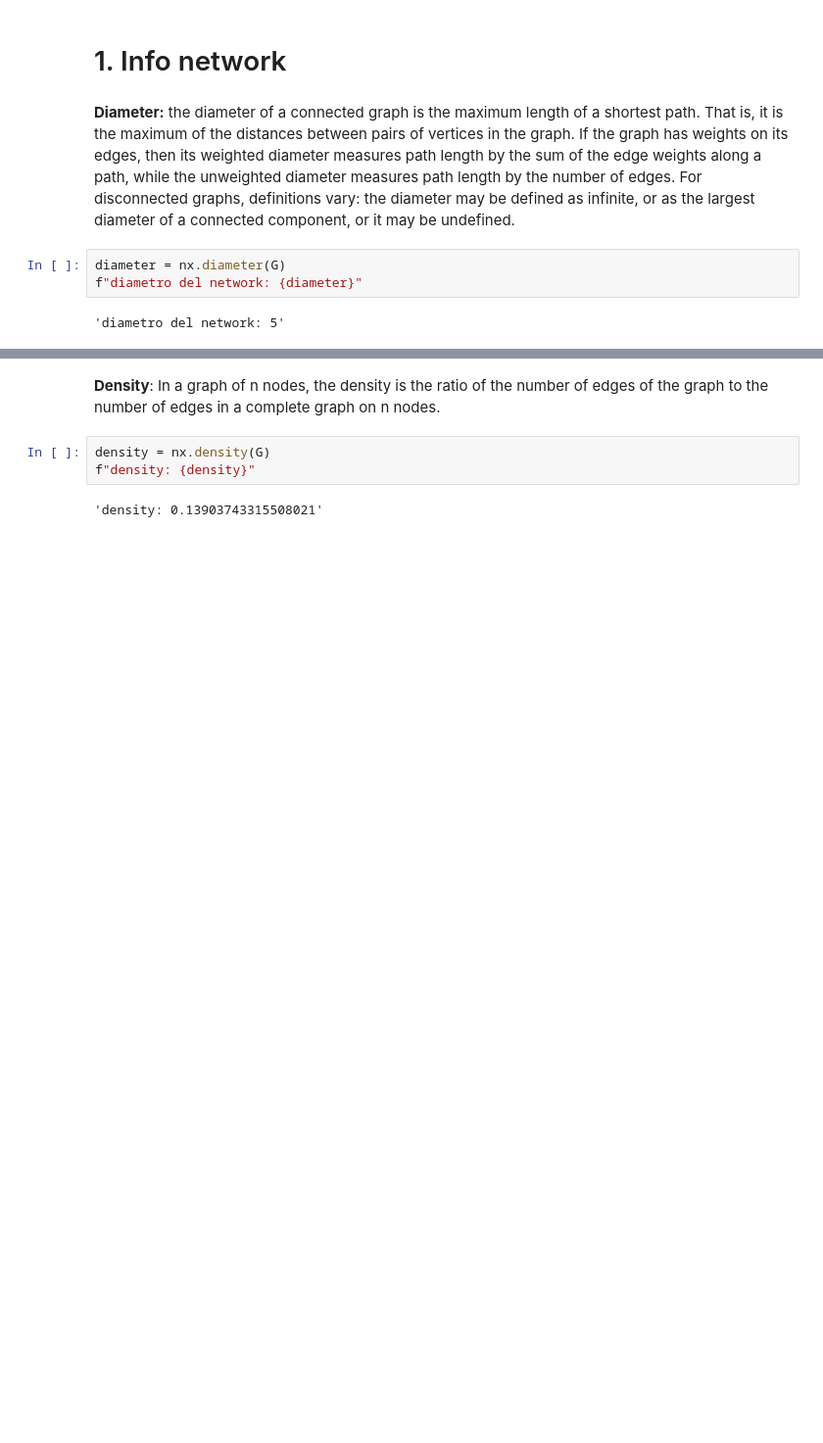
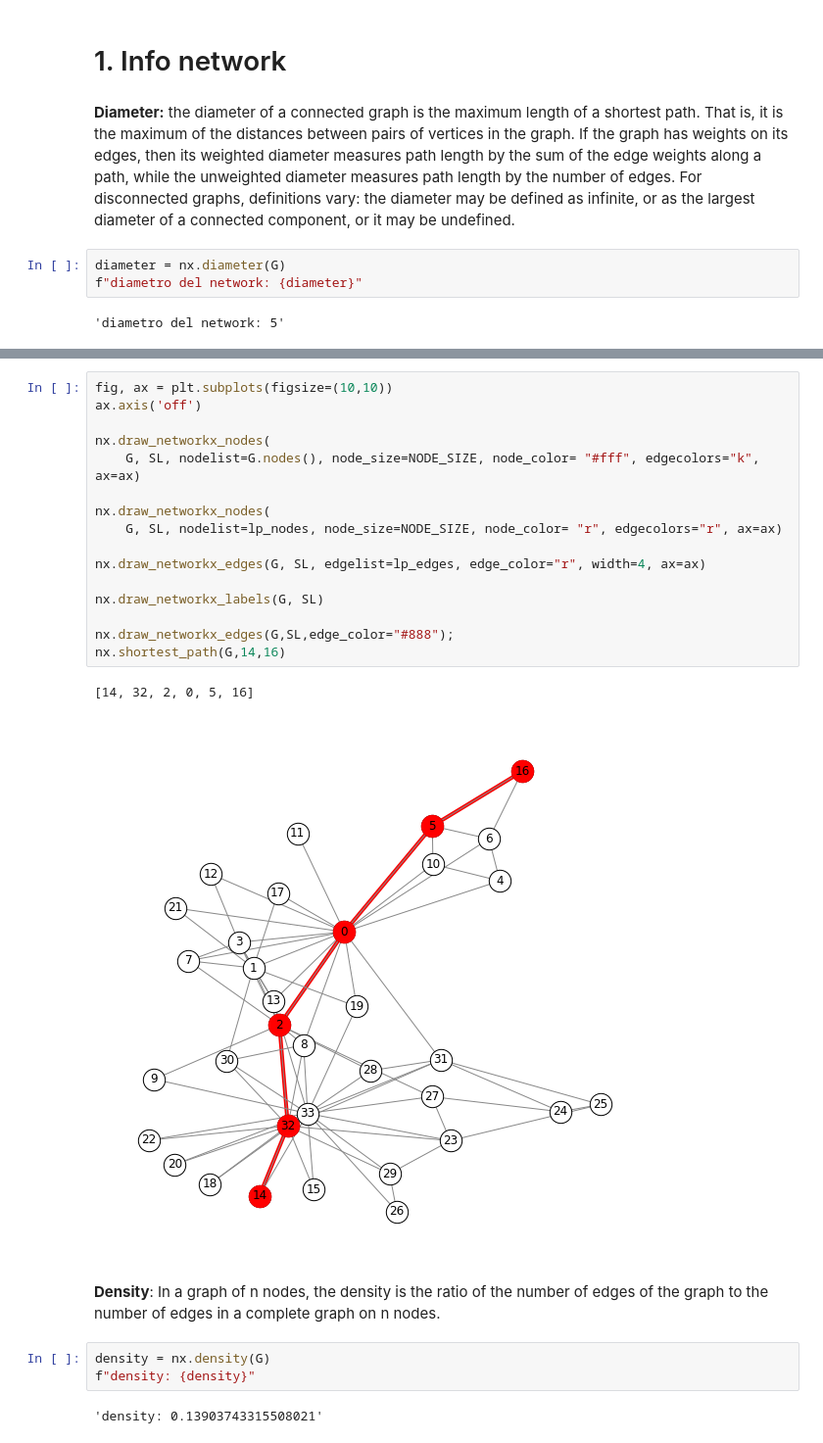
Before and after one commit to alkaest2002/ABGrid, a Jupyter notebook: materials/course 101/zachary karate club.ipynb, the cells around one changed output, grey strips where cells are left out. Shown: that part at 98% size. Cells and saved outputs as stored; diff of their text form; blank space fills up the shorter version.

```diff
--- a/materials/course 101/zachary karate club.ipynb
+++ b/materials/course 101/zachary karate club.ipynb
@@ -106,3 +123,22 @@ list([nx.shortest_path(G,s,t) for (s,t) in (itertools.permutations(G.nodes(), 2)
+# %%
+fig, ax = plt.subplots(figsize=(10,10))
+ax.axis('off')
+
+nx.draw_networkx_nodes(
+    G, SL, nodelist=G.nodes(), node_size=NODE_SIZE, node_color= "#fff", edgecolors="k", ax=ax)
+
+nx.draw_networkx_nodes(
+    G, SL, nodelist=lp_nodes, node_size=NODE_SIZE, node_color= "r", edgecolors="r", ax=ax)
+
+nx.draw_networkx_edges(G, SL, edgelist=lp_edges, edge_color="r", width=4, ax=ax)
+
+nx.draw_networkx_labels(G, SL)
+
+nx.draw_networkx_edges(G,SL,edge_color="#888");
+nx.shortest_path(G,14,16)
+# %% [output]
+[14, 32, 2, 0, 5, 16]
+[figure, added]
 # %% [markdown]
 <b>Density</b>:
 In a graph of n nodes, the density is the ratio of the number of edges of the graph to the number of edges in a complete graph on n nodes.
```
Also changed, not shown: parts of 12 cells of this notebook, 4 other files.
